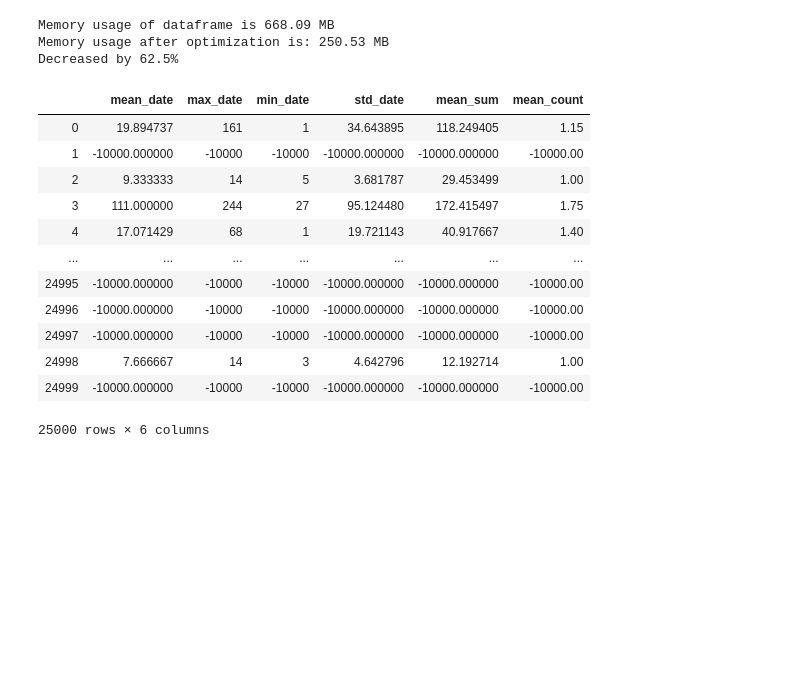
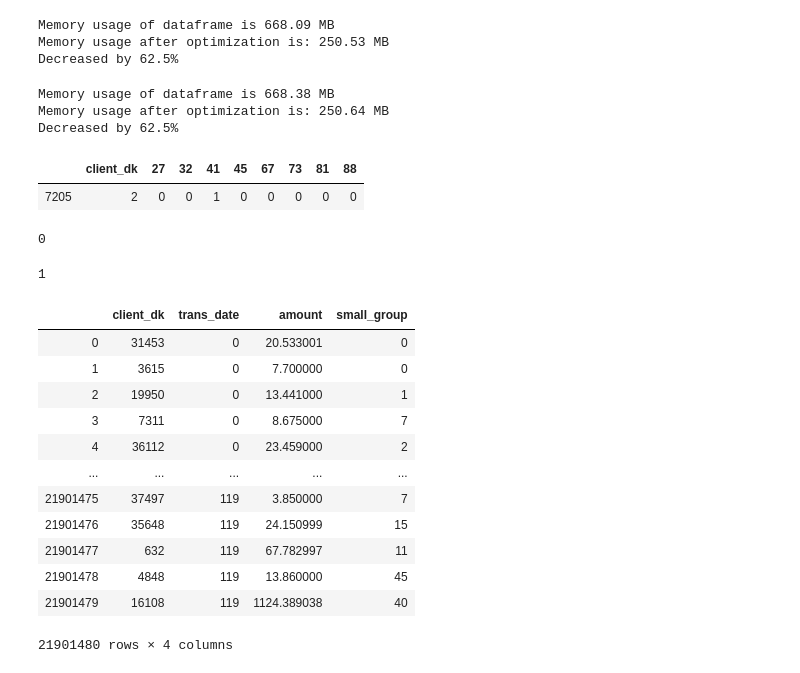
Before and after one commit to poteminr/ai_academy20hack, a Jupyter notebook: s3.14.ipynb, the cells around one changed output. Drawn from its saved outputs; the diff is of its cells as text; code cells hidden in the pictures; blank space fills up the shorter version.

```diff
--- a/s3.14.ipynb
+++ b/s3.14.ipynb
@@ -16,3 +18,9 @@ Decreased by 62.5%
+# %%
+X_test = reduce_mem_usage(pd.read_csv('data/transactions_test.csv'))
+# %% [output]
+Memory usage of dataframe is 668.38 MB
+Memory usage after optimization is: 250.64 MB
+Decreased by 62.5%
 # %%
 group_text = pd.read_excel('data/small_group_description.xlsx')
 # %%
@@ -30 +43,10 @@ from tqdm import tqdm
+# %%
+y_train[y_train.client_dk == 2]
+# %% [output]
+|  | client_dk | 27 | 32 | 41 | 45 | 67 | 73 | 81 | 88 |
+| 7205 | 2 | 0 | 0 | 1 | 0 | 0 | 0 | 0 | 0 |
+# %%
+y_train[y_train.client_dk == 2]['27'].values[0]
+# %% [output]
+0
 # %%
@@ -62,16 +92,4 @@ ds = get_target_stat(transactions_train, target=27)
-# %%
-pd.DataFrame(ds)
-# %% [output]
-|  | mean_date | max_date | min_date | std_date | mean_sum | mean_count |
-| 0 | 19.894737 | 161 | 1 | 34.643895 | 118.249405 | 1.15 |
-| 1 | -10000.000000 | -10000 | -10000 | -10000.000000 | -10000.000000 | -10000.00 |
-| 2 | 9.333333 | 14 | 5 | 3.681787 | 29.453499 | 1.00 |
-| 3 | 111.000000 | 244 | 27 | 95.124480 | 172.415497 | 1.75 |
-| 4 | 17.071429 | 68 | 1 | 19.721143 | 40.917667 | 1.40 |
-| ... | ... | ... | ... | ... | ... | ... |
-| 24995 | -10000.000000 | -10000 | -10000 | -10000.000000 | -10000.000000 | -10000.00 |
-| 24996 | -10000.000000 | -10000 | -10000 | -10000.000000 | -10000.000000 | -10000.00 |
-| 24997 | -10000.000000 | -10000 | -10000 | -10000.000000 | -10000.000000 | -10000.00 |
-| 24998 | 7.666667 | 14 | 3 | 4.642796 | 12.192714 | 1.00 |
-| 24999 | -10000.000000 | -10000 | -10000 | -10000.000000 | -10000.000000 | -10000.00 |
-25000 rows × 6 columns
+# %%
+len(ds['target'])
+# %% [output]
+1
@@ -77,0 +98,16 @@ pd.DataFrame(ds)
+# %%
+X_test
+# %% [output]
+|  | client_dk | trans_date | amount | small_group |
+| 0 | 31453 | 0 | 20.533001 | 0 |
+| 1 | 3615 | 0 | 7.700000 | 0 |
+| 2 | 19950 | 0 | 13.441000 | 1 |
+| 3 | 7311 | 0 | 8.675000 | 7 |
+| 4 | 36112 | 0 | 23.459000 | 2 |
+| ... | ... | ... | ... | ... |
+| 21901475 | 37497 | 119 | 3.850000 | 7 |
+| 21901476 | 35648 | 119 | 24.150999 | 15 |
+| 21901477 | 632 | 119 | 67.782997 | 11 |
+| 21901478 | 4848 | 119 | 13.860000 | 45 |
+| 21901479 | 16108 | 119 | 1124.389038 | 40 |
+21901480 rows × 4 columns
```
Also changed, not shown: parts of 30 cells of this notebook.
